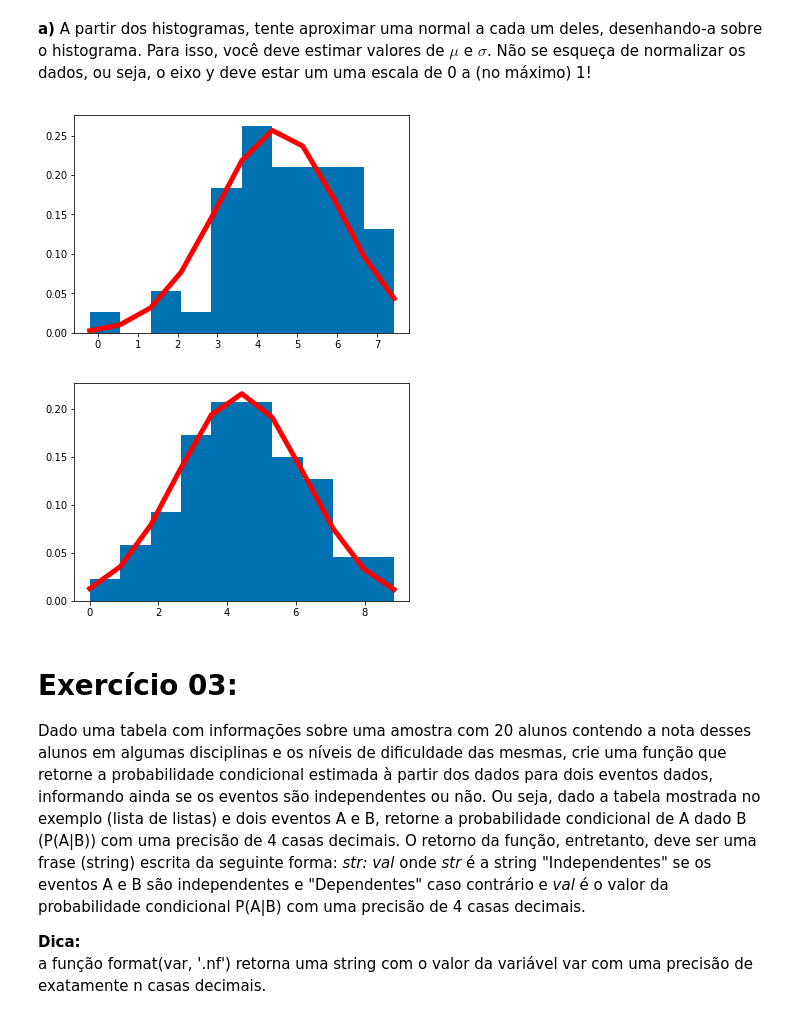
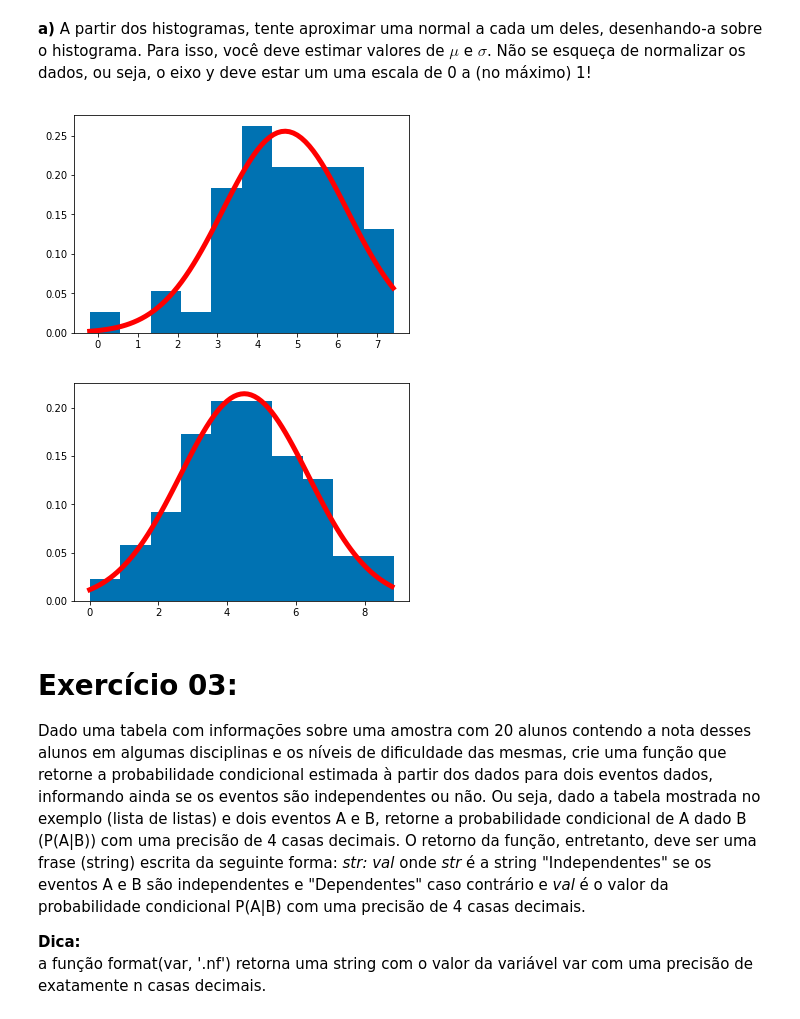
Before and after one commit to ThiagoPoppe/CC-UFMG, a Jupyter notebook: Semestres/Periodo5/ICD/Listas/Lista02.ipynb, the cells around one changed output. Cells and saved outputs as stored; diff of their text form; code cells hidden in the pictures.

```diff
--- a/Semestres/Periodo5/ICD/Listas/Lista02.ipynb
+++ b/Semestres/Periodo5/ICD/Listas/Lista02.ipynb
@@ -95,31 +95,35 @@ plt.show()
 [figure]
 # %% [markdown]
 __a)__ A partir dos histogramas, tente aproximar uma normal a cada um deles, desenhando-a sobre o histograma. Para isso, você deve estimar valores de $\mu$ e $\sigma$. Não se esqueça de normalizar os dados, ou seja, o eixo y deve estar um uma escala de 0 a (no máximo) 1!
-# %%
-# YOUR CODE HERE
-mu1, sigma1 = 4.5, 1.55
-normal1 = np.random.normal(mu1, sigma1, size=1000)
-
-_, bins, _ = plt.hist(dados1, density=True)
-plt.plot(bins, 1/(sigma1 * np.sqrt(2 * np.pi)) *
-         np.exp(-(bins - mu1)**2 / (2 * sigma1**2) ),
-         linewidth=5, color='r')
-
-plt.show()
-
-############################################################33
-
-mu2, sigma2 = 4.4, 1.85
-normal2 = np.random.normal(mu2, sigma2, size=1000)
-
-_, bins, _ = plt.hist(dados2, density=True)
-plt.plot(bins, 1/(sigma2 * np.sqrt(2 * np.pi)) *
-         np.exp(-(bins - mu2)**2 / (2 * sigma2**2) ),
-         linewidth=5, color='r')
-plt.show()
-# %% [output]
-[figure, removed]
-[figure, removed]
+# %%
+# YOUR CODE HERE
+def gaussian(x, mu, sigma):
+    return (1 / (sigma * np.sqrt(2 * np.pi))) * np.exp(-(x - mu)**2 / (2 * sigma**2))
+
+plt.hist(dados1, density=True)
+
+mu, sigma = np.mean(dados1), np.std(dados1, ddof=1)
+
+x = np.arange(np.min(dados1), np.max(dados1), 0.1)
+y = [gaussian(x, mu, sigma) for x in x]
+
+plt.plot(x, y, 'r', linewidth=5)
+plt.show()
+
+############################################################33
+
+plt.hist(dados2, density=True)
+
+mu, sigma = np.mean(dados2), np.std(dados2, ddof=1)
+
+x = np.arange(np.min(dados2), np.max(dados2), 0.1)
+y = [gaussian(x, mu, sigma) for x in x]
+
+plt.plot(x, y, 'r', linewidth=5)
+plt.show()
+# %% [output]
+[figure, added]
+[figure, added]
 # %% [markdown]
 # Exercício 03:
 
```
